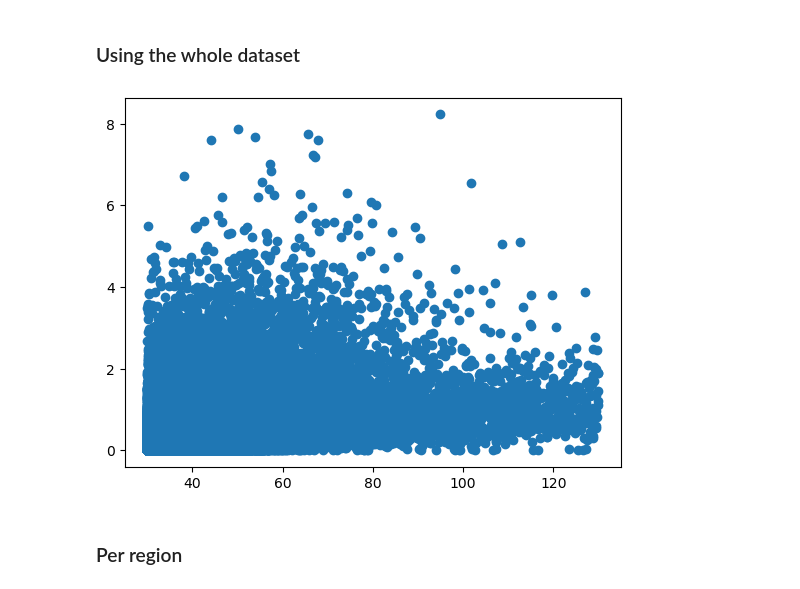
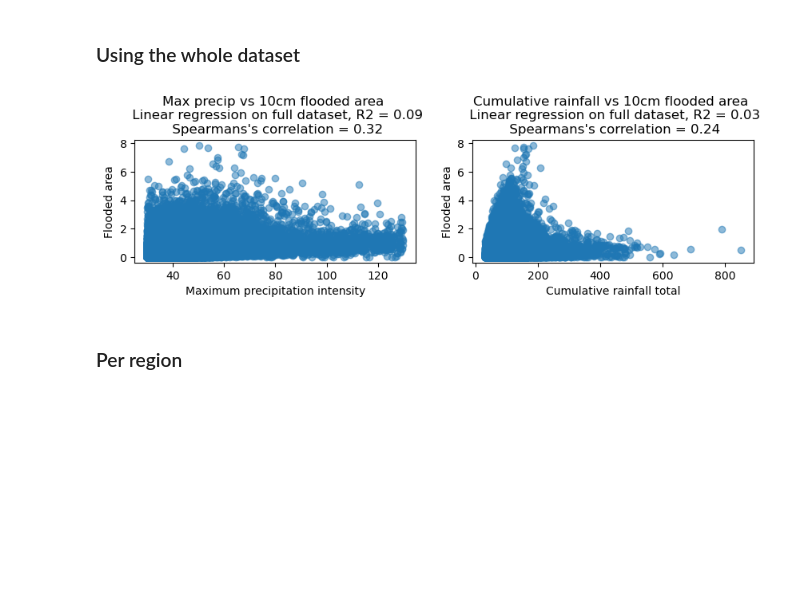
Before and after one commit to masher92/FutureFlood, a Jupyter notebook: AnalyseResults/RainfallFloodingRelationships.ipynb, the cells around one changed output. Cells and saved outputs as stored; diff of their text form; code cells hidden in the pictures; blank space fills up the shorter version.

```diff
--- a/AnalyseResults/RainfallFloodingRelationships.ipynb
+++ b/AnalyseResults/RainfallFloodingRelationships.ipynb
@@ -6,21 +69,8 @@ import matplotlib.pyplot as plt
 import sys
 import geopandas as gpd
 import statsmodels.formula.api as smf
+import scipy.stats as stats
 
 sys.path.insert(1, '../ProcessEvents')
 from config import CATCHMENT_LOOKUP_DICT, ENSEMBLE_MEMBERS, CATCHMENTS
-
-def find_linear_relationship (df, variable1):
-    x = df[variable1]
-    y = df["10cm_area"]
-
-    # Simple regression: flood area ~ rainfall intensity
-    slope, intercept, r_value, p_value, std_err = linregress(x, y)
-    r2_simple = r_value**2
-    if p_value <0.005:
-        p_value = '<0.05'
-    else:
-        p_value = round(p_value, 2)
-    # print(" Simple:", f"{r2_simple:.2f}", p_value)
-    return [r2_simple, p_value]
 # %%
@@ -74,11 +109,25 @@ rainfall_events_all_df = gpd.sjoin(rainfall_events_all_df, catchments_df[["HA_NA
 rainfall_events_all_df = rainfall_events_all_df.drop(columns=["index_right"], errors="ignore")
 # %% [markdown]
 ### Using the whole dataset
-# %%
-r2_simple, p_value = find_linear_relationship(rainfall_events_all_df, "max_precip")
-plt.scatter(rainfall_events_all_df['max_precip'], rainfall_events_all_df['10cm_area'])
-plt.show()
-# %% [output]
-[figure, removed]
+# %%
+fig,axs=plt.subplots(ncols=2,figsize=(10,2))
+
+r2_simple, p_value = find_linear_relationship(rainfall_events_all_df,'max_precip', "10cm_area")
+spearmans_corr, spearmans_p_value = stats.spearmanr(rainfall_events_all_df["max_precip"], rainfall_events_all_df["10cm_area"])
+axs[0].scatter(rainfall_events_all_df['max_precip'], rainfall_events_all_df['10cm_area'], alpha=0.5)
+axs[0].set_title(f"Max precip vs 10cm flooded area \n Linear regression on full dataset, R2 = {r2_simple:.2f}"
+                  f"\n Spearmans's correlation = {spearmans_corr:.2f}");
+axs[0].set_xlabel('Maximum precipitation intensity')
+axs[0].set_ylabel('Flooded area')
+
+r2_simple, p_value = find_linear_relationship(rainfall_events_all_df, 'total_acc', "10cm_area")
+spearmans_corr, spearmans_p_value = stats.spearmanr(rainfall_events_all_df["total_acc"], rainfall_events_all_df["10cm_area"])
+axs[1].scatter(rainfall_events_all_df['total_acc'], rainfall_events_all_df['10cm_area'], alpha=0.5)
+axs[1].set_title(f"Cumulative rainfall vs 10cm flooded area \n Linear regression on full dataset, R2 = {r2_simple:.2f}"
+                f"\n Spearmans's correlation = {spearmans_corr:.2f}")
+axs[1].set_xlabel('Cumulative rainfall total')
+axs[1].set_ylabel('Flooded area');
+# %% [output]
+[figure, added]
 # %% [markdown]
 ### Per region
```
Also changed, not shown: parts of 20 cells of this notebook, 16 other files.
